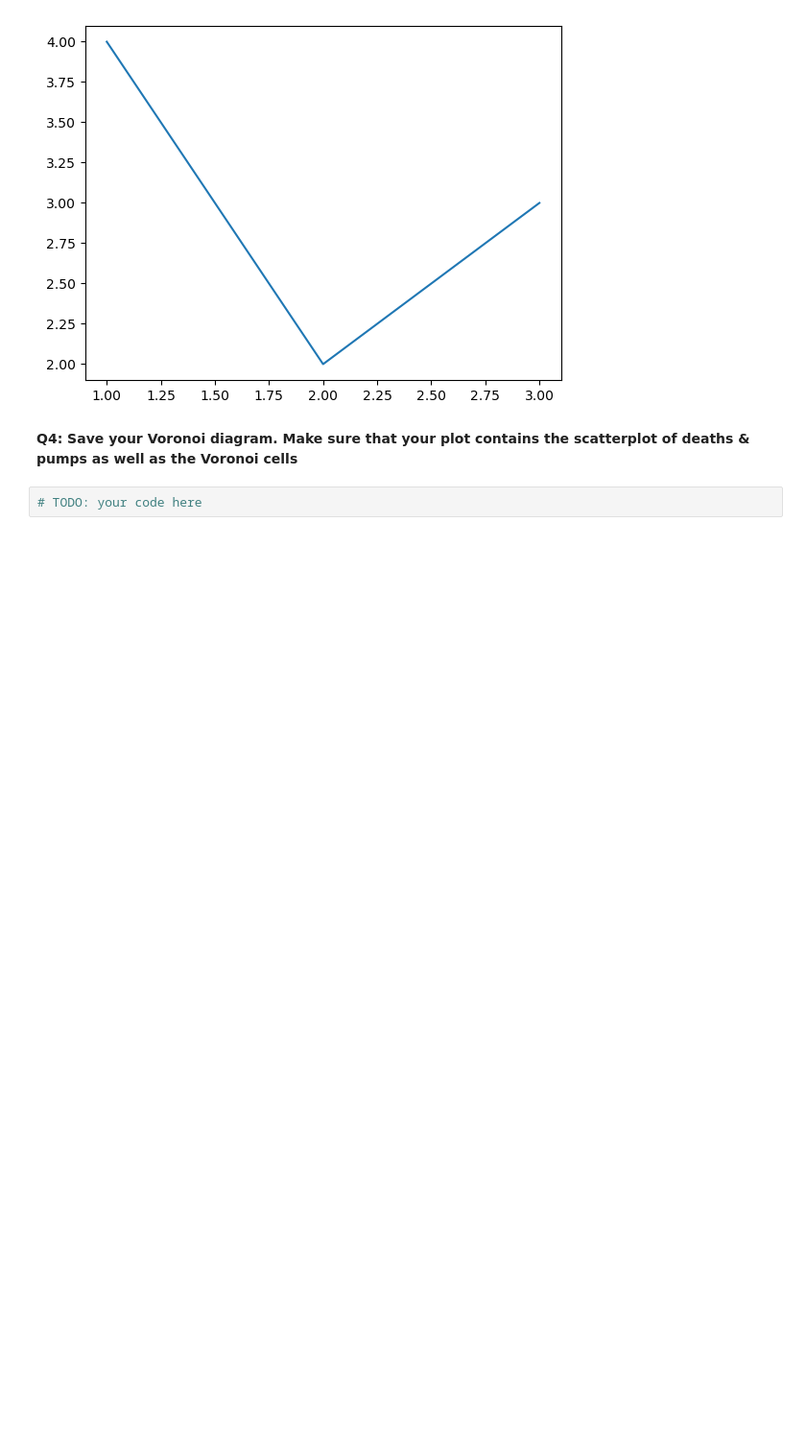
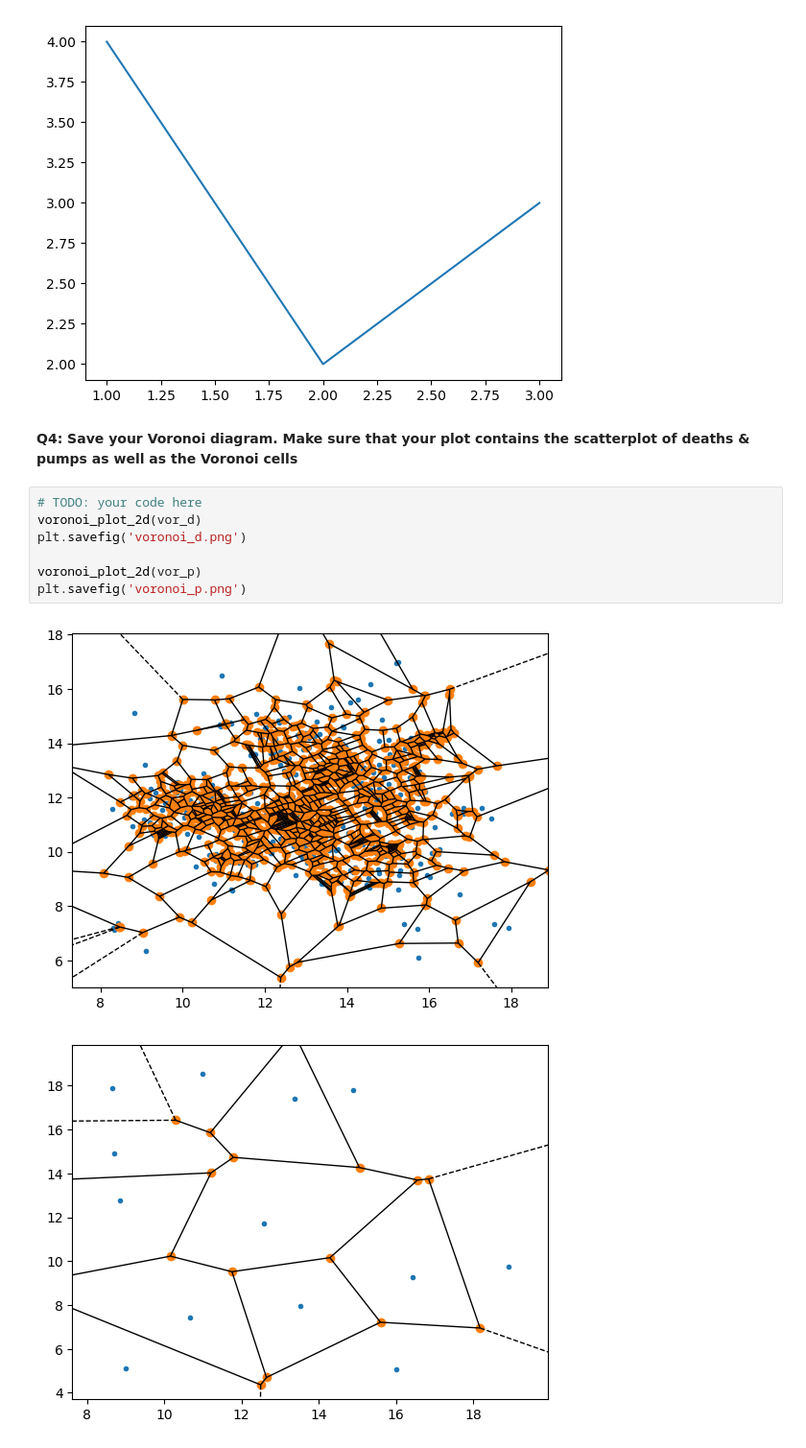
Before and after one commit to miafjensen/Data_visualization_and_analysis_group12, a Jupyter notebook: dsb_s205487.ipynb, the cells around one changed output. Shown at 96% size. Saved outputs shown, nothing was run; the diff lists cells and outputs as text; blank space fills up the shorter version.

```diff
--- a/dsb_s205487.ipynb
+++ b/dsb_s205487.ipynb
@@ -314,3 +342,11 @@ plt.savefig('foo.png')
 **Q4: Save your Voronoi diagram. Make sure that your plot contains the scatterplot of deaths & pumps as well as the Voronoi cells**
 # %%
 # TODO: your code here
+voronoi_plot_2d(vor_d)
+plt.savefig('voronoi_d.png')
+
+voronoi_plot_2d(vor_p)
+plt.savefig('voronoi_p.png')
+# %% [output]
+[figure, added]
+[figure, added]
```
Also changed, not shown: parts of 6 cells of this notebook, 4 other files.
